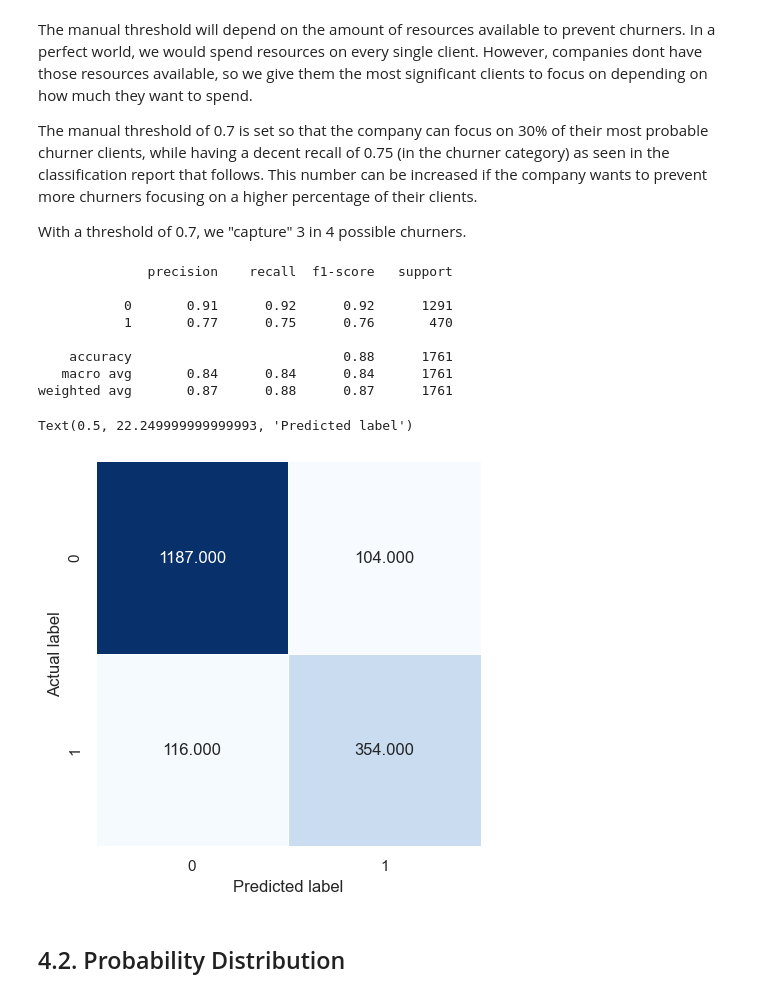
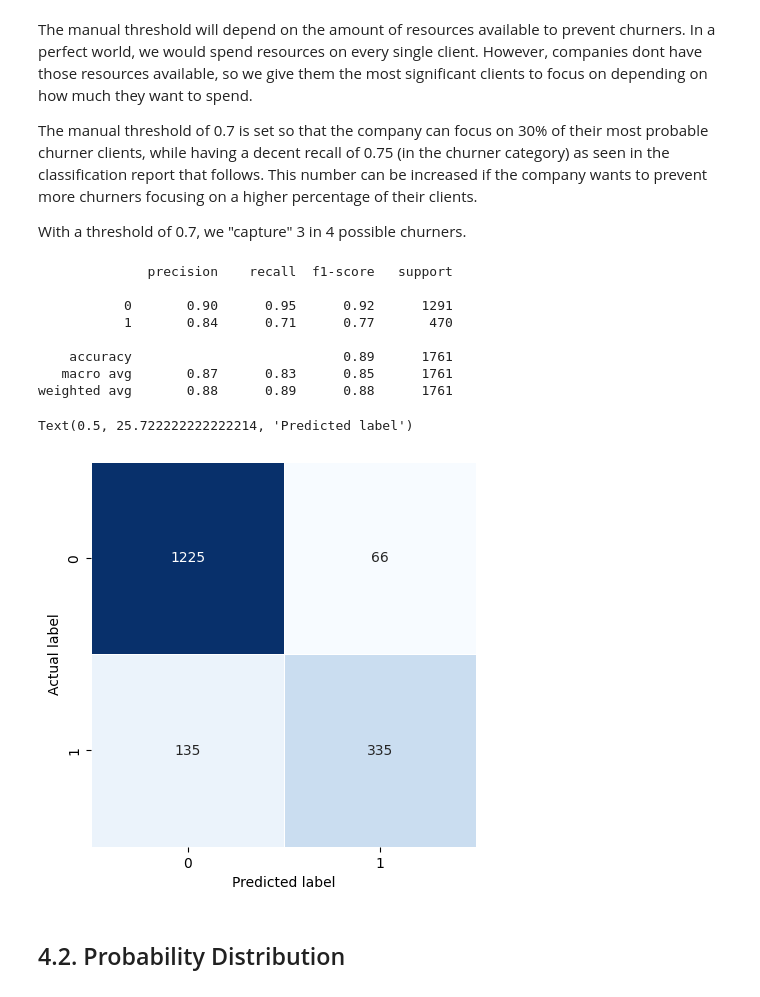
Before and after one commit to Flebor/ML_MINT, a Jupyter notebook: ChurnPred.ipynb, the cells around one changed output. Saved outputs shown, nothing was run; the diff lists cells and outputs as text; code cells hidden in the pictures.

```diff
--- a/ChurnPred.ipynb
+++ b/ChurnPred.ipynb
@@ -831,9 +824,0 @@ For this use case we will use the `SMOTE` technique. It is used to address class
-# %%
-steps = [SimpleImputer(strategy='median'),      # Imputer
-        StandardScaler(),                       # Scaler
-        SMOTE(random_state=42),                 # Augmentation
-        SelectKBest(k=k_select),                # Selector
-        classifier]                             # Logistic regression
-
-pipe = make_pipeline(*steps)
-pipe.fit(X_train, y_train)
@@ -856,7 +834,7 @@ y_predict = pipe.predict_proba(X_test)
 ## 4.1. Confusion Matrix
 # %%
 # Define a manual threshold value for classification
-threshold = 0.7
+threshold = 0.5
 
 # Create a binary classification for predicted probabilities
 # If the predicted probability is greater than the threshold, assign 1; otherwise, assign 0
@@ -872,25 +850,25 @@ print(classification_report(y_test, y_predict_class))
 # %% [output]
               precision    recall  f1-score   support
 
-           0       0.91      0.92      0.92      1291
-           1       0.77      0.75      0.76       470
+           0       0.90      0.95      0.92      1291
+           1       0.84      0.71      0.77       470
 
-    accuracy                           0.88      1761
-   macro avg       0.84      0.84      0.84      1761
-weighted avg       0.87      0.88      0.87      1761
+    accuracy                           0.89      1761
+   macro avg       0.87      0.83      0.85      1761
+weighted avg       0.88      0.89      0.88      1761
 # %%
 # Confusion matrix based on actual and predicted classifications
 cm = confusion_matrix(y_test, y_predict_class)
 
 # Plot
 plt.figure(figsize=(5, 5))
-sns.heatmap(cm, annot=True, fmt=".3f", linewidths=.5, square=True, cmap='Blues', cbar=False)
+sns.heatmap(cm, annot=True, fmt=".0f", linewidths=.5, square=True, cmap='Blues', cbar=False)
 
 plt.ylabel('Actual label')
 plt.xlabel('Predicted label')
 # %% [output]
-Text(0.5, 22.249999999999993, 'Predicted label')
+Text(0.5, 25.722222222222214, 'Predicted label')
-[figure, old version]
+[figure, new version]
 # %% [markdown]
 ## 4.2. Probability Distribution
 # %% [markdown]
```
Also changed, not shown: parts of 13 cells of this notebook.
